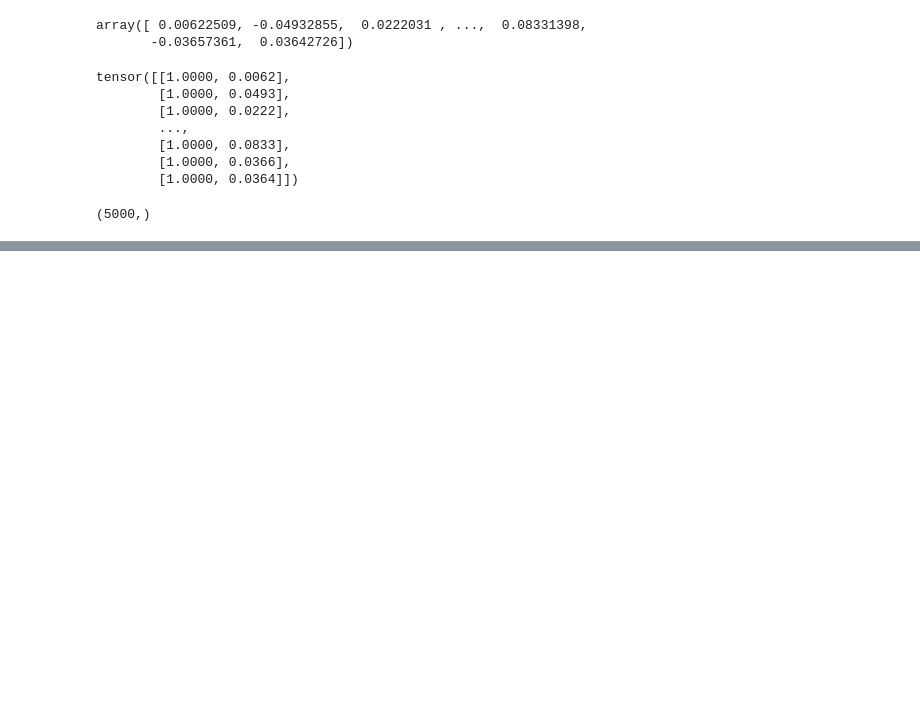
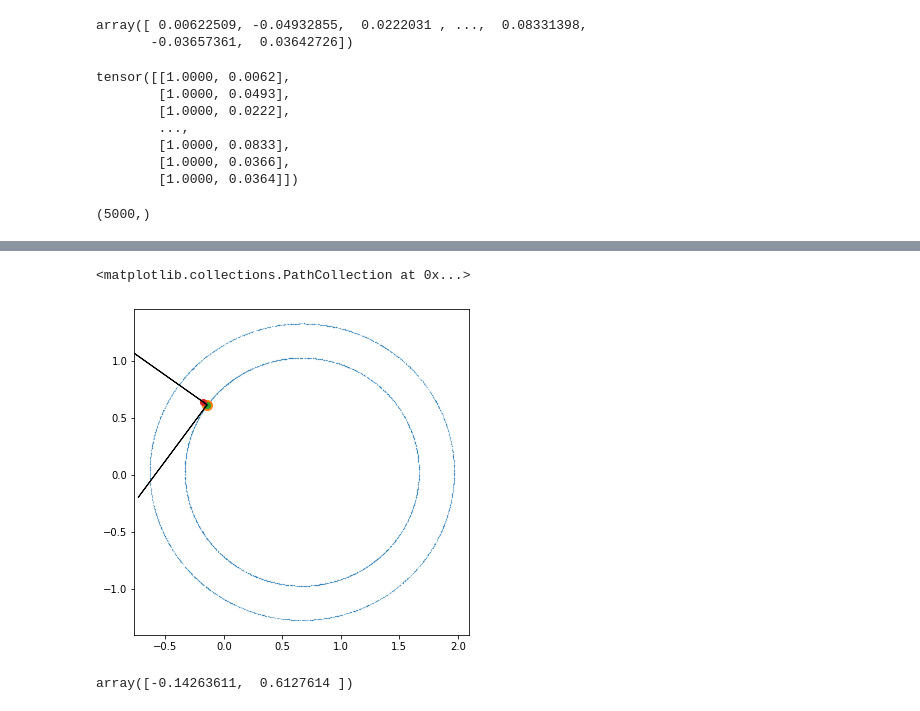
Before and after one commit to microsoft/distance-learner, a Jupyter notebook: notebooks/Testing Induced Manifold Generation in ConcentricSpheres.ipynb, the cells around one changed output, grey strips where cells are left out. Saved outputs shown, nothing was run; the diff lists cells and outputs as text; code cells hidden in the pictures; blank space fills up the shorter version.

Commit message:
tested correctness of inferref mfld for k2, n2 and end-to-end code run

```diff
--- a/notebooks/Testing Induced Manifold Generation in ConcentricSpheres.ipynb
+++ b/notebooks/Testing Induced Manifold Generation in ConcentricSpheres.ipynb
@@ -198,0 +201,4 @@ np.where(test_spheres == 2)[0].shape
+# %%
+dir_name = "/data/dumps/expC_dist_learner_for_adv_ex/rdm_concspheres_test/rdm_concspheres_k2n2_noninfdist_moreoffmfld_bs4096_inferred_debug/data/"
+
+train_set, val_set, test_set = ConcentricSpheres.load_splits(dir_name)
@@ -198,0 +223,18 @@ np.where(test_spheres == 2)[0].shape
+# %%
+plt.figure(figsize=(6, 6))
+
+idx = 0
+onmfld_idx = train_set.poca_idx[idx]
+plt.scatter(train_set.on_mfld_pts_k_[:, 0], train_set.on_mfld_pts_k_[:, 1], s=0.01)
+plt.scatter(train_set.on_mfld_pts_k_[:, 0][onmfld_idx], train_set.on_mfld_pts_k_[:, 1][onmfld_idx], s=100)
+plt.arrow(train_set.on_mfld_pts_k_[:, 0][onmfld_idx], train_set.on_mfld_pts_k_[:, 1][onmfld_idx], train_set.tang_dset[onmfld_idx][0][0], train_set.tang_dset[onmfld_idx][0][1])
+plt.arrow(train_set.on_mfld_pts_k_[:, 0][onmfld_idx], train_set.on_mfld_pts_k_[:, 1][onmfld_idx], train_set.norm_dset[onmfld_idx][0][0], train_set.norm_dset[onmfld_idx][0][1])
+plt.scatter(train_set.new_poca_dset[idx][0], train_set.new_poca_dset[idx][1])
+plt.scatter(train_set.all_points_trivial_[:, 0][idx], train_set.all_points_trivial_[:, 1][idx])
+# %% [output]
+<matplotlib.collections.PathCollection at 0x...>
+[figure, added]
+# %%
+train_set.new_poca_dset[idx]
+# %% [output]
+array([-0.14263611,  0.6127614 ])
```
Also changed, not shown: parts of 4 cells of this notebook, 1 other file.
